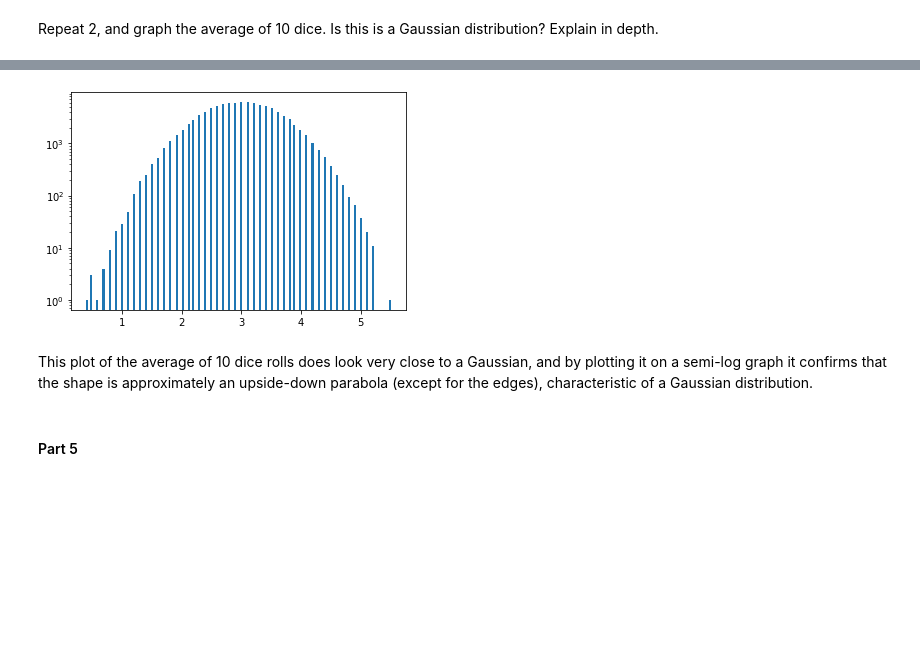
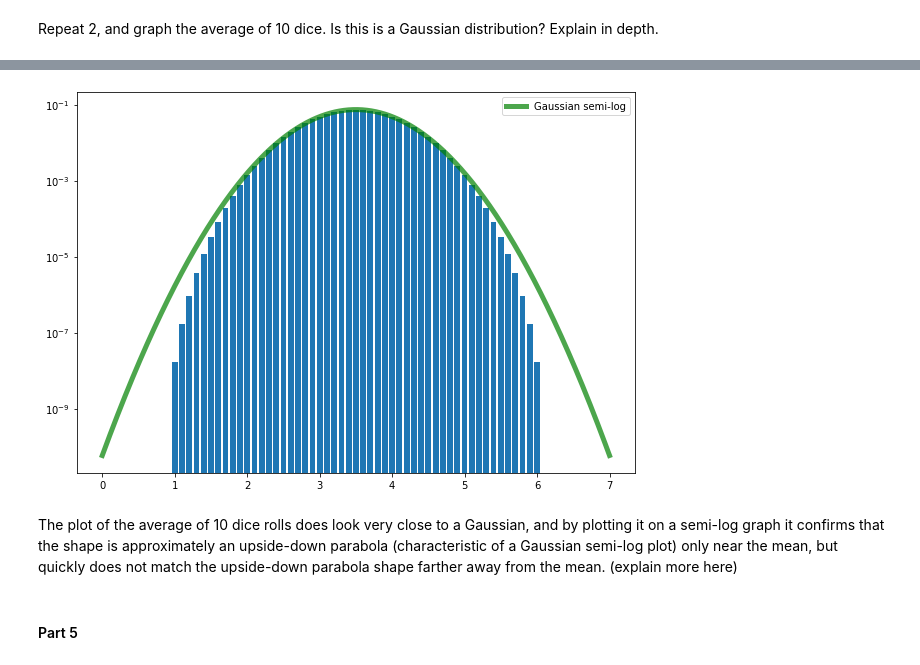
Before and after one commit to jenniv27/phys434, a Jupyter notebook: HW/HW2.ipynb, the cells around one changed output, grey strips where cells are left out. Drawn from its saved outputs; the diff is of its cells as text; code cells hidden in the pictures; blank space fills up the shorter version.

```diff
--- a/HW/HW2.ipynb
+++ b/HW/HW2.ipynb
@@ -57,6 +57,8 @@ print(conv_dice)
  0.13888889 0.11111111 0.08333333 0.05555556 0.02777778]
 # %%
 values = [2, 3, 4, 5, 6, 7, 8, 9, 10, 11, 12]
+
+plt.rcParams["figure.figsize"] = (10,7)
 plt.bar(values, conv_dice)
 plt.show()
 # %% [output]
@@ -125,11 +115,18 @@ plt.show()
 # %%
-x = []
-for i in range (0, 100000):
-    sum = 0
-    for j in range (0, 10):
-        sum += np.random.randint(0, 7)
-    x.append(sum/10)
+# x = []
+# for i in range (0, 100000):
+#     sum = 0
+#     for j in range (0, 10):
+#         sum += np.random.randint(0, 7)
+#     x.append(sum/10)
 
-plt.hist(x, 150)
+# plt.hist(x, 150)
+# plt.show()
+
+x_values = []
+for i in range (0, len(values_10dice)):
+    x_values.append(values_10dice[i]/10)
+
+plt.bar(x_values, conv_dice, width = 0.08)
 plt.show()
 # %% [output]
@@ -137,19 +134,18 @@ plt.show()
 # %%
 # Plot on semi-log graph
-x = []
-for i in range (0, 100000):
-    sum = 0
-    for j in range (0, 10):
-        sum += np.random.randint(0, 7)
-    x.append(sum/10)
+plt.bar(x_values, conv_dice, width = 0.08)
 
-plt.hist(x, 150)
+# Also plotting a Gaussian on semi-log
+x_gauss = np.linspace(0, 7, 1000)
+y_gauss = 0.1*stats.norm.pdf(x_gauss, loc=3.5, scale = 1/1.85)
+plt.plot(x_gauss, y_gauss, 'g', linewidth = 5, alpha = 0.7, label = 'Gaussian semi-log')
+plt.legend()
 plt.yscale('log')
 plt.show()
 # %% [output]
-[figure, old version]
+[figure, new version]
 # %% [markdown]
-This plot of the average of 10 dice rolls does look very close to a Gaussian, and by plotting it on a semi-log graph it confirms that the shape is approximately an upside-down parabola (except for the edges), characteristic of a Gaussian distribution.
+The plot of the average of 10 dice rolls does look very close to a Gaussian, and by plotting it on a semi-log graph it confirms that the shape is approximately an upside-down parabola (characteristic of a Gaussian semi-log plot) only near the mean, but quickly does not match the upside-down parabola shape farther away from the mean. (explain more here)
 # %% [markdown]
 #### Part 5
 # %% [markdown]
```
Also changed, not shown: parts of 18 cells of this notebook.
